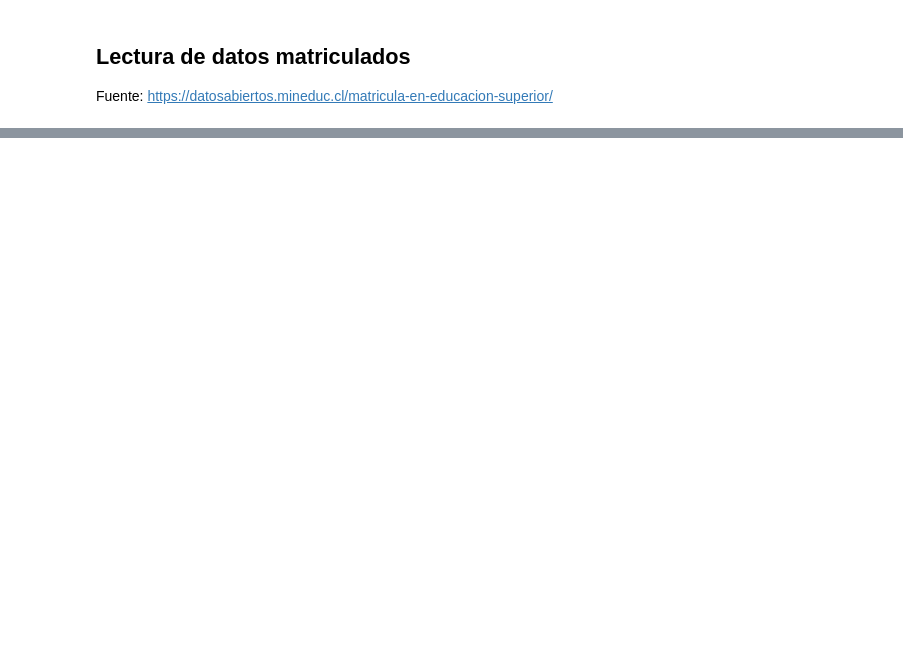
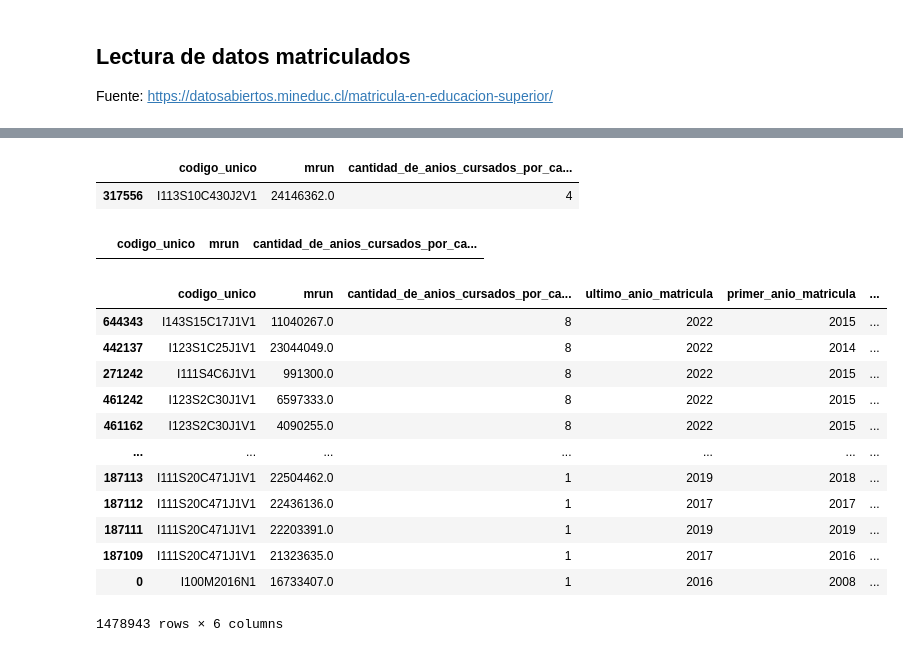
Before and after one commit to GianniCatBug/MDS7201-mineduc-desercion, a Jupyter notebook: notebooks/0-creacion-vector-objetivo.ipynb, the cells around one changed output, grey strips where cells are left out. Saved outputs shown, nothing was run; the diff lists cells and outputs as text; code cells hidden in the pictures; blank space fills up the shorter version.

```diff
--- a/notebooks/0-creacion-vector-objetivo.ipynb
+++ b/notebooks/0-creacion-vector-objetivo.ipynb
@@ -87,0 +150,7 @@ dtype: int64
+# %%
+matriculados = matriculados.dropna(subset=["mrun"]).reset_index(drop=True)
+matriculados["cursando"] = np.where(
+    pd.Series([2022] * matriculados.shape[0]) - matriculados["anio_ing_carr_ori"] > matriculados["dur_estudio_carr"] / 2, 0, 1
+)
+
+matriculados["cursando"].value_counts("%")
@@ -87,0 +295,3 @@ dtype: int64
+# %%
+# Algunos aparecen 2 veces probablemente porque se matriculan 2 veces al año, por eso se elimina duplicados
+termino_duracion_carrera = matriculados[matriculados["cursando"]==0][["cat_periodo", "codigo_unico", "mrun", "anio_ing_carr_ori"]].drop_duplicates()
@@ -87,0 +366,45 @@ dtype: int64
+# %%
+t = termino_duracion_carrera.groupby(["codigo_unico", "mrun"]).size().reset_index(name="cantidad_de_anios_cursados_por_carrera")
+t[(t["codigo_unico"]=="I113S10C430J2V1") & (t["mrun"]==24146362.0)]
+# %% [output]
+|  | codigo_unico | mrun | cantidad_de_anios_cursados_por_ca... |
+| 317556 | I113S10C430J2V1 | 24146362.0 | 4 |
+# %%
+t2 = termino_anio_ori_unico.groupby(["codigo_unico", "mrun"]).size().reset_index(name="cantidad_de_anios_cursados_por_carrera")
+t2[(t2["codigo_unico"]=="I113S10C430J2V1") & (t["mrun"]==24146362.0)]
+# %% [output]
+|  | codigo_unico | mrun | cantidad_de_anios_cursados_por_ca... |
+# %%
+anios_matriculado = pd.merge(
+    pd.merge(
+        pd.merge(
+            termino_duracion_carrera.groupby(
+                ["codigo_unico", "mrun"]
+            ).size().reset_index(name="cantidad_de_anios_cursados_por_carrera"),
+            matriculados[["codigo_unico", "dur_estudio_carr"]].drop_duplicates(),
+            how="left"
+        ),
+        termino_duracion_carrera.groupby(["codigo_unico","mrun"])["cat_periodo"].max().reset_index().rename(columns={"cat_periodo": "ultimo_anio_matricula"}),
+        how="left"
+    ),
+    termino_duracion_carrera.groupby(["codigo_unico","mrun"])["anio_ing_carr_ori"].max().reset_index().rename(columns={"anio_ing_carr_ori": "primer_anio_matricula"}),
+    how="left"
+)
+
+anios_matriculado["duracion_carrera_anios"] = anios_matriculado["dur_estudio_carr"] / 2
+
+anios_matriculado.drop(columns=["dur_estudio_carr"]).sort_values(by=["cantidad_de_anios_cursados_por_carrera"], ascending=False)
+# %% [output]
+|  | codigo_unico | mrun | cantidad_de_anios_cursados_por_ca... | ultimo_anio_matricula | primer_anio_matricula | ... |
+| 644343 | I143S15C17J1V1 | 11040267.0 | 8 | 2022 | 2015 | ... |
+| 442137 | I123S1C25J1V1 | 23044049.0 | 8 | 2022 | 2014 | ... |
+| 271242 | I111S4C6J1V1 | 991300.0 | 8 | 2022 | 2015 | ... |
+| 461242 | I123S2C30J1V1 | 6597333.0 | 8 | 2022 | 2015 | ... |
+| 461162 | I123S2C30J1V1 | 4090255.0 | 8 | 2022 | 2015 | ... |
+| ... | ... | ... | ... | ... | ... | ... |
+| 187113 | I111S20C471J1V1 | 22504462.0 | 1 | 2019 | 2018 | ... |
+| 187112 | I111S20C471J1V1 | 22436136.0 | 1 | 2017 | 2017 | ... |
+| 187111 | I111S20C471J1V1 | 22203391.0 | 1 | 2019 | 2019 | ... |
+| 187109 | I111S20C471J1V1 | 21323635.0 | 1 | 2017 | 2016 | ... |
+| 0 | I100M2016N1 | 16733407.0 | 1 | 2016 | 2008 | ... |
+1478943 rows × 6 columns
```
Also changed, not shown: parts of 43 cells of this notebook, 3 other files.
